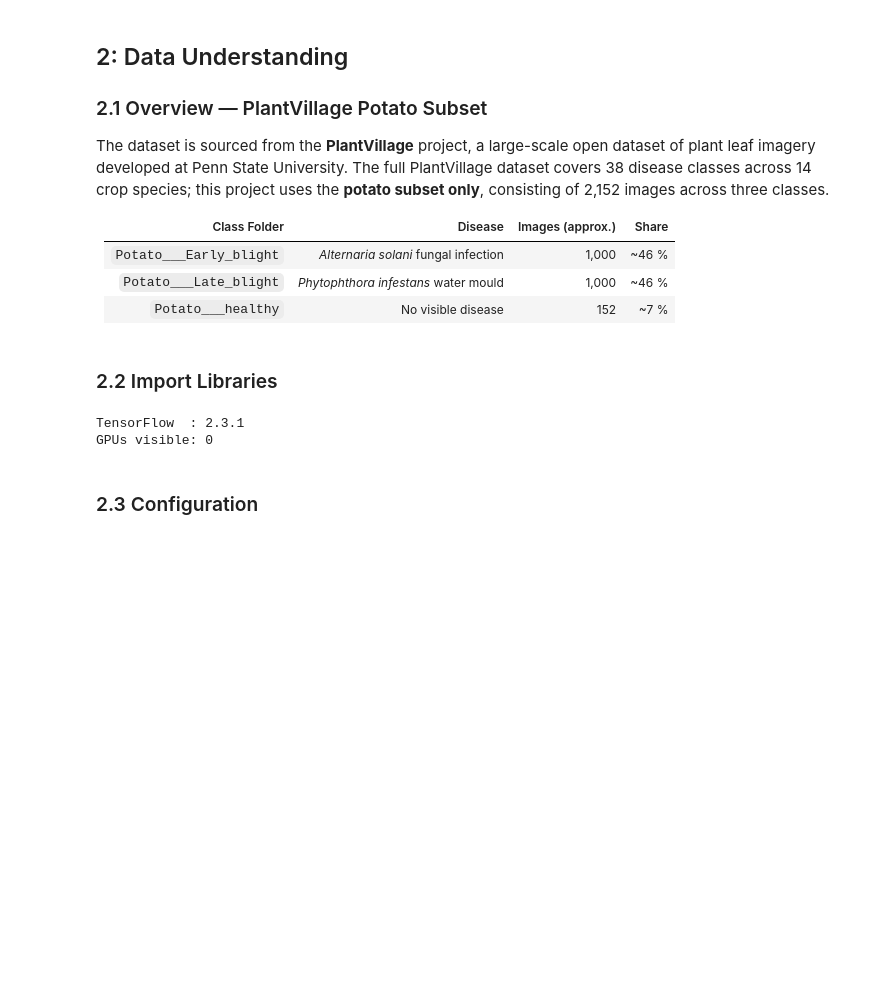
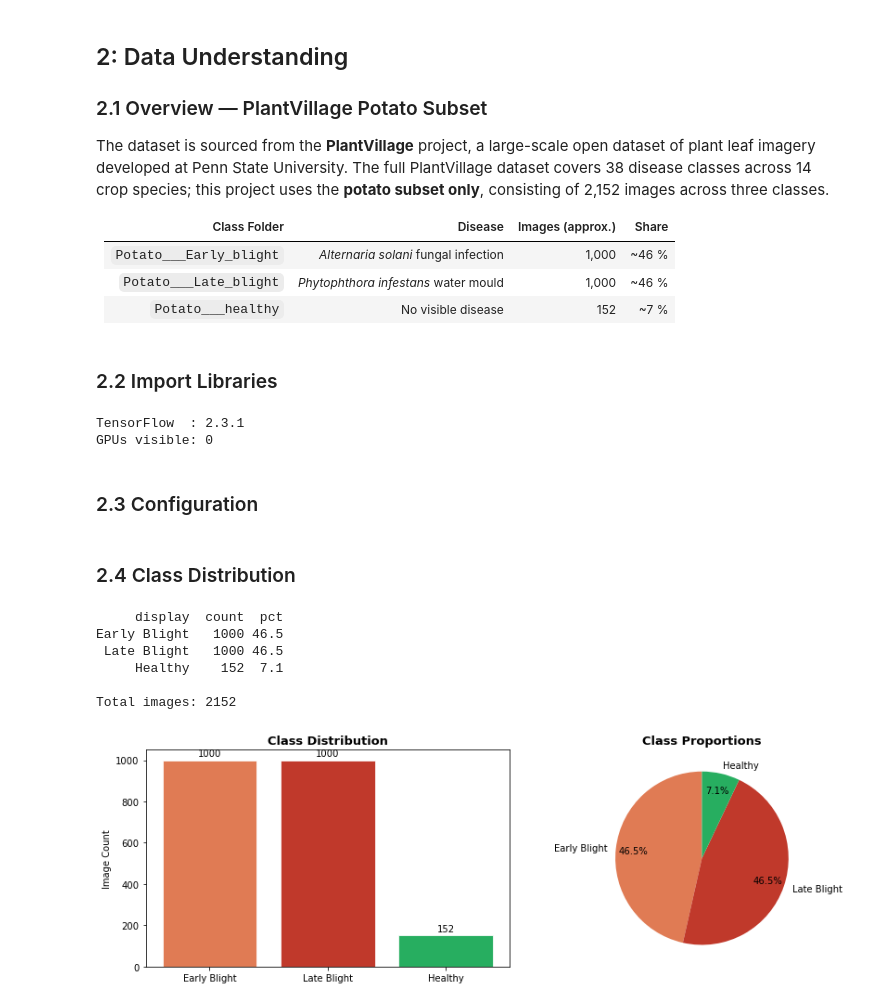
Before and after one commit to just-mawi/Potato-Blight-Classification, a Jupyter notebook: potato.ipynb, the cells around one changed output. Drawn from its saved outputs; the diff is of its cells as text; code cells hidden in the pictures; blank space fills up the shorter version.

Commit message:
Visualize class distribution

```diff
--- a/potato.ipynb
+++ b/potato.ipynb
@@ -115,3 +115,52 @@ DISPLAY_NAMES = ['Early Blight', 'Late Blight', 'Healthy']
 
 DATASET_DIR = 'PlantVillage'
 CHECKPOINT_PATH = 'best_potato_model.h5'
+# %% [markdown]
+### 2.4 Class Distribution
+# %%
+def count_images(dataset_dir, class_names):
+    records = []
+    for cls in class_names:
+        cls_path = os.path.join(dataset_dir, cls)
+        files = [
+            f for f in os.listdir(cls_path)
+            if f.lower().endswith(('.jpg', '.jpeg', '.png'))
+        ]
+        records.append({
+            'class':   cls,
+            'display': DISPLAY_NAMES[CLASS_NAMES.index(cls)],
+            'count':   len(files)
+        })
+    return pd.DataFrame(records)
+
+dist_df = count_images(DATASET_DIR, CLASS_NAMES)
+dist_df['pct'] = (dist_df['count'] / dist_df['count'].sum() * 100).round(1)
+print(dist_df[['display', 'count', 'pct']].to_string(index=False))
+print(f"\nTotal images: {dist_df['count'].sum()}")
+# %% [output]
+     display  count  pct
+Early Blight   1000 46.5
+ Late Blight   1000 46.5
+     Healthy    152  7.1
+
+Total images: 2152
+# %%
+fig, axes = plt.subplots(1, 2, figsize=(12, 4))
+colors = ['#e07b54', '#c0392b', '#27ae60']
+
+axes[0].bar(dist_df['display'], dist_df['count'], color=colors, edgecolor='white', linewidth=0.8)
+axes[0].set_title('Class Distribution', fontsize=13, fontweight='bold')
+axes[0].set_ylabel('Image Count')
+for bar, cnt in zip(axes[0].patches, dist_df['count']):
+    axes[0].text(bar.get_x() + bar.get_width()/2, bar.get_height() + 10,
+                 str(cnt), ha='center', va='bottom', fontsize=10)
+
+axes[1].pie(dist_df['count'], labels=dist_df['display'], colors=colors,
+            autopct='%1.1f%%', startangle=90, pctdistance=0.8)
+axes[1].set_title('Class Proportions', fontsize=13, fontweight='bold')
+
+plt.tight_layout()
+plt.savefig('class_distribution.png', dpi=150, bbox_inches='tight')
+plt.show()
+# %% [output]
+[figure, added]
```
Also changed, not shown: parts of 3 cells of this notebook.
